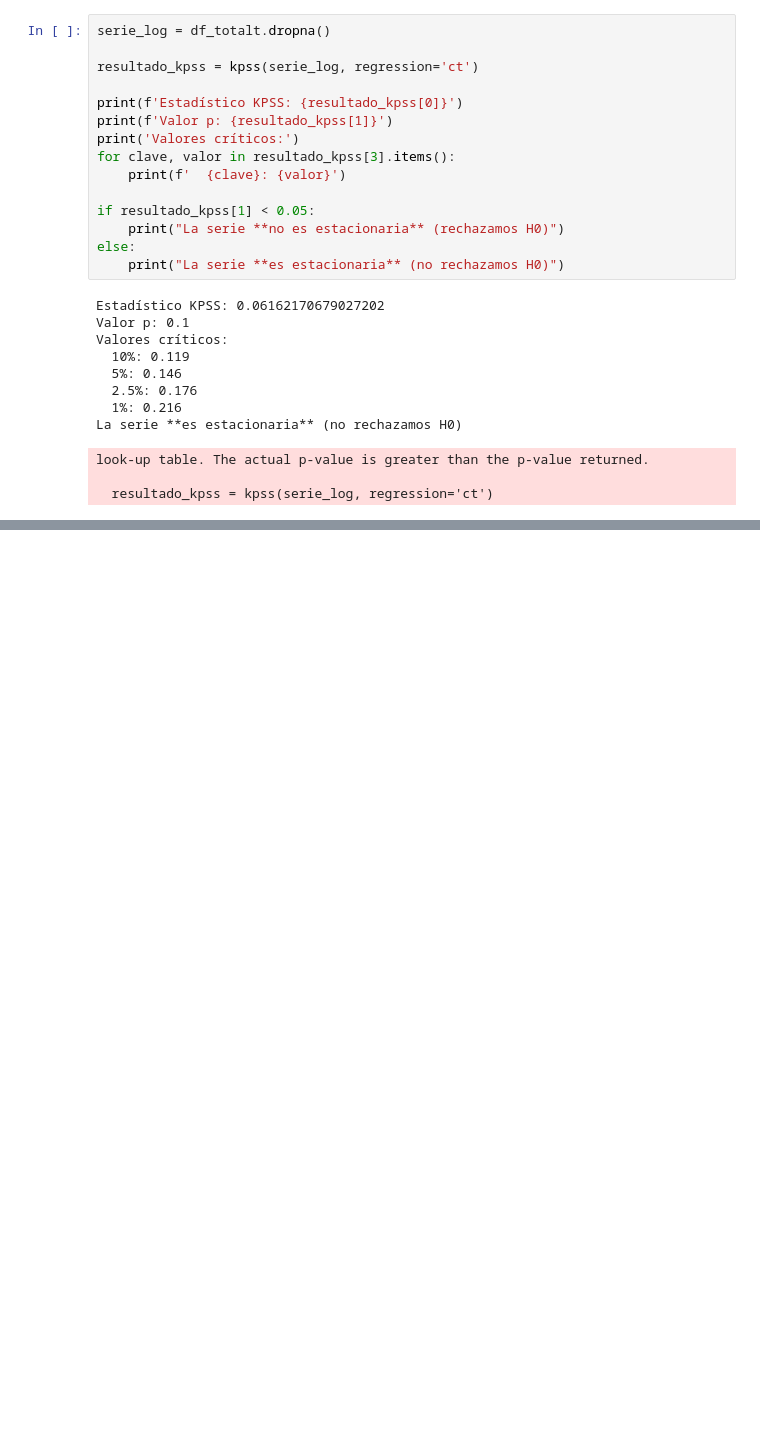
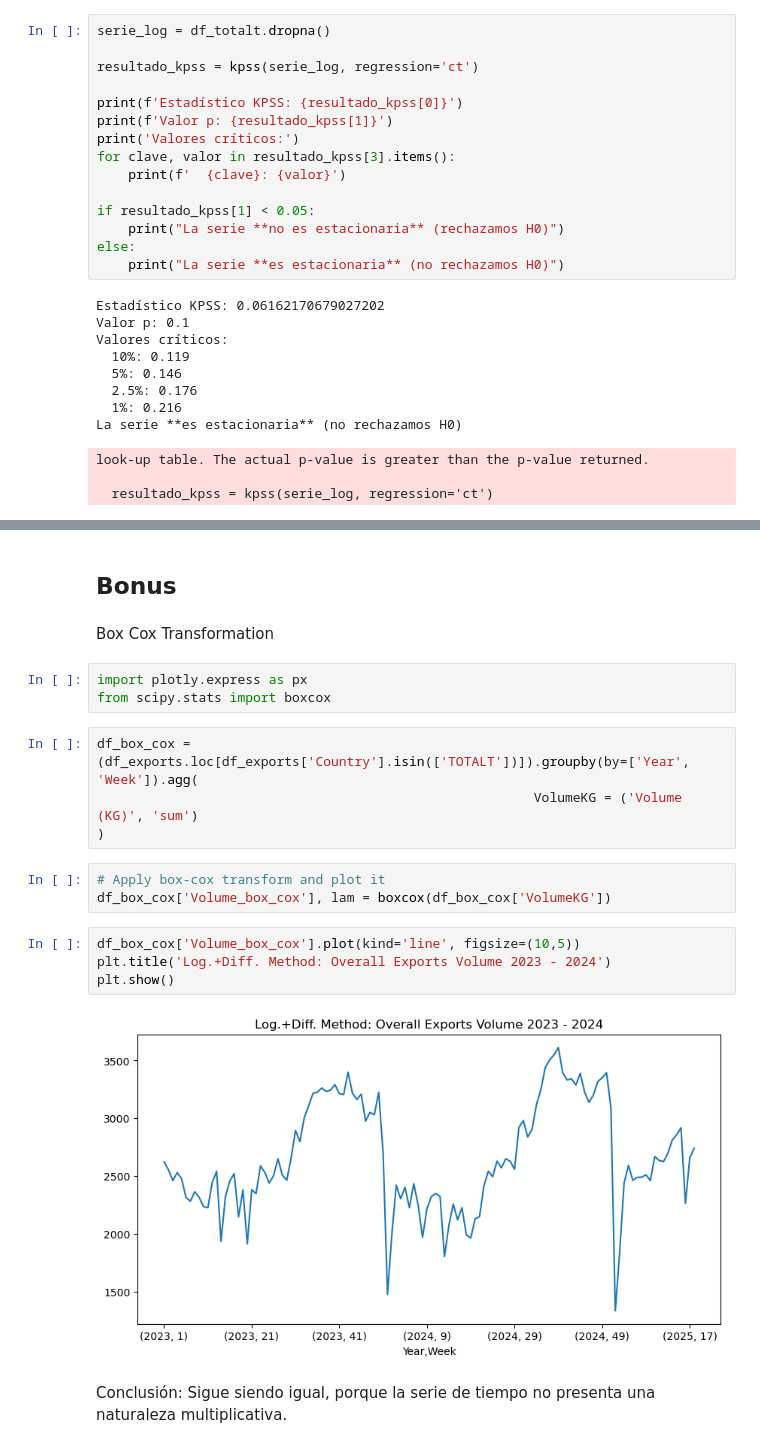
Before and after one commit to robert-pinochetg/time-series-analysis, a Jupyter notebook: 02-insights/01-norway-exports-stationary.ipynb, the cells around one changed output, grey strips where cells are left out. Cells and saved outputs as stored; diff of their text form; blank space fills up the shorter version.

```diff
--- a/02-insights/01-norway-exports-stationary.ipynb
+++ b/02-insights/01-norway-exports-stationary.ipynb
@@ -130,0 +132,22 @@ Sin embargo, los estadísticos, con un alto nivel de significancia aprueban que
+# %% [markdown]
+## Bonus
+# %% [markdown]
+Box Cox Transformation
+# %%
+import plotly.express as px
+from scipy.stats import boxcox
+# %%
+df_box_cox = (df_exports.loc[df_exports['Country'].isin(['TOTALT'])]).groupby(by=['Year', 'Week']).agg(
+                                                        VolumeKG = ('Volume (KG)', 'sum')
+)
+# %%
+# Apply box-cox transform and plot it
+df_box_cox['Volume_box_cox'], lam = boxcox(df_box_cox['VolumeKG'])
+# %%
+df_box_cox['Volume_box_cox'].plot(kind='line', figsize=(10,5))
+plt.title('Log.+Diff. Method: Overall Exports Volume 2023 - 2024')
+plt.show()
+# %% [output]
+[figure, added]
+# %% [markdown]
+Conclusión: Sigue siendo igual, porque la serie de tiempo no presenta una naturaleza multiplicativa.
```
Also changed, not shown: parts of 1 cell of this notebook.
